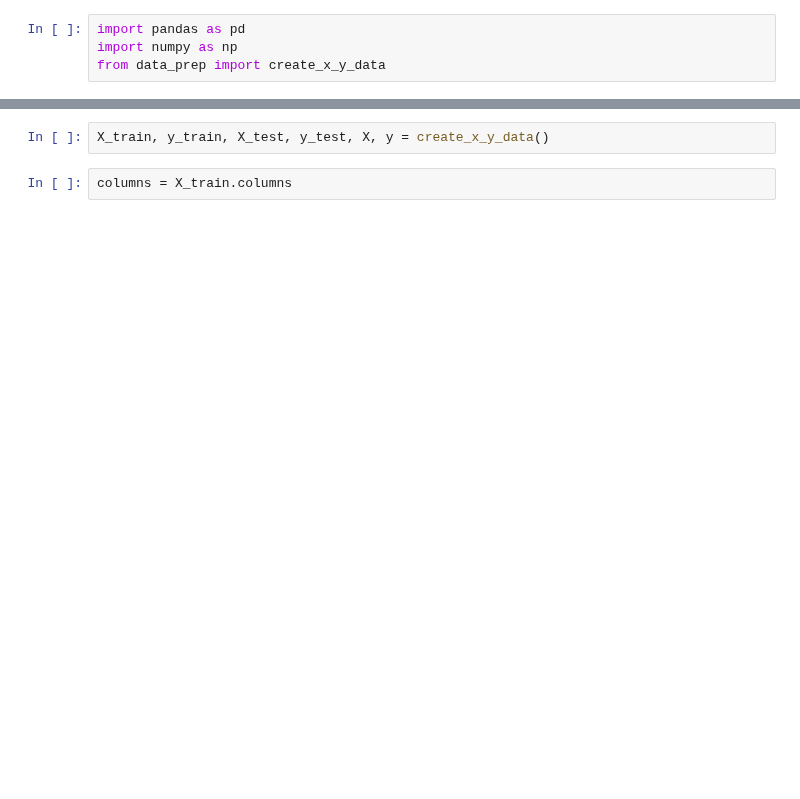
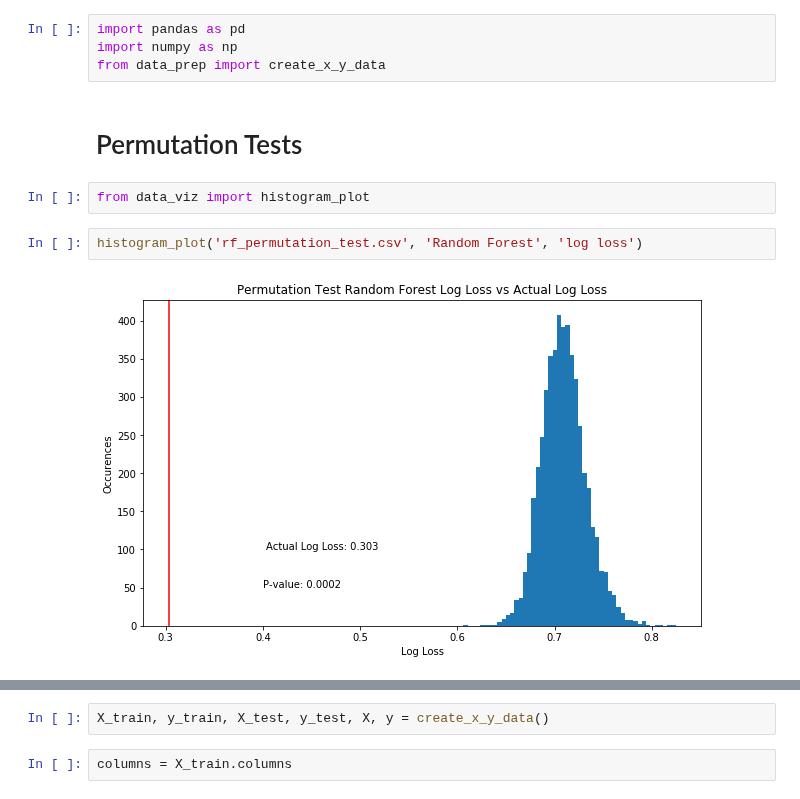
Before and after one commit to NCBI-Hackathons/ConsensusML, a Jupyter notebook: scripts/cm_work/first_round_hack.ipynb, the cells around one changed output, grey strips where cells are left out. Cells and saved outputs as stored; diff of their text form; blank space fills up the shorter version.

```diff
--- a/scripts/cm_work/first_round_hack.ipynb
+++ b/scripts/cm_work/first_round_hack.ipynb
@@ -2,3 +2,11 @@
 import pandas as pd
 import numpy as np
 from data_prep import create_x_y_data
+# %% [markdown]
+# Permutation Tests
+# %%
+from data_viz import histogram_plot
+# %%
+histogram_plot('rf_permutation_test.csv', 'Random Forest', 'log loss')
+# %% [output]
+[figure, added]
```
Also changed, not shown: parts of 70 cells of this notebook.
